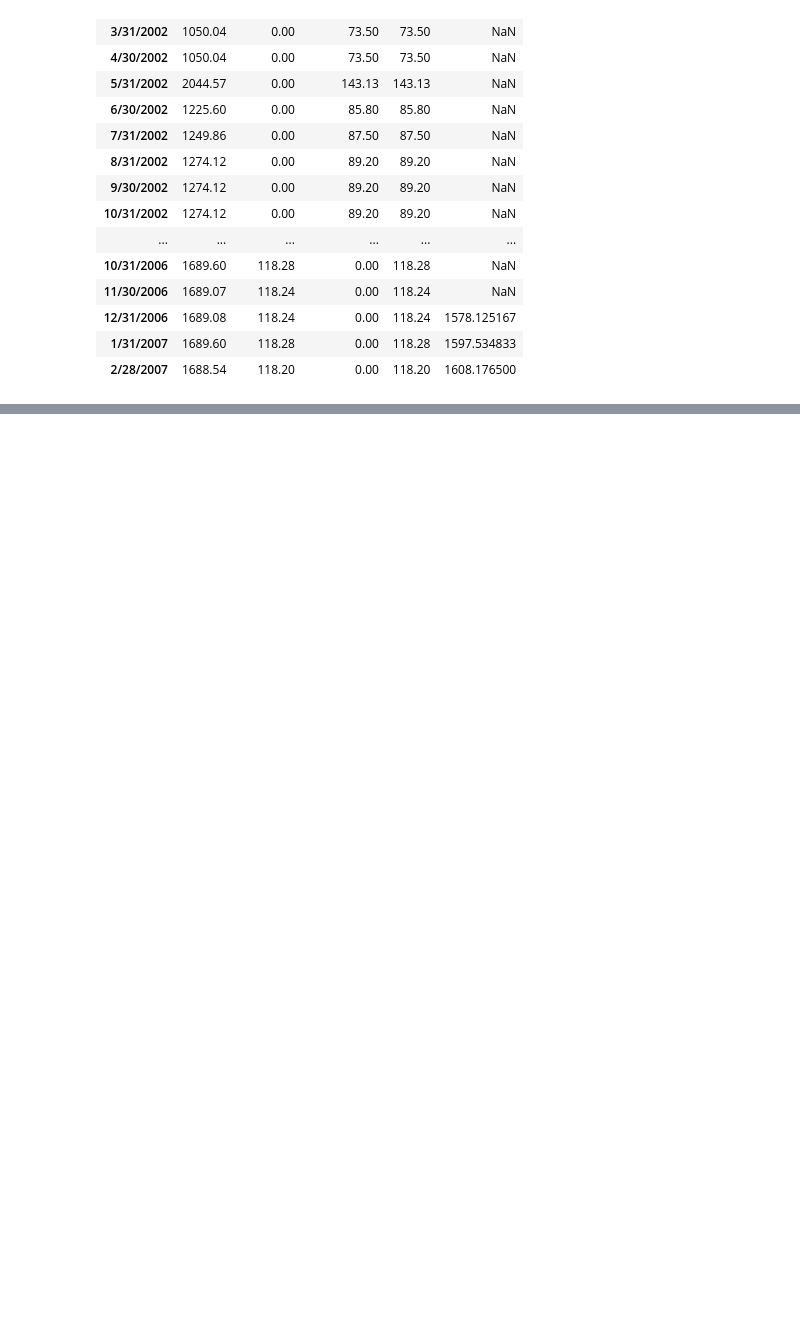
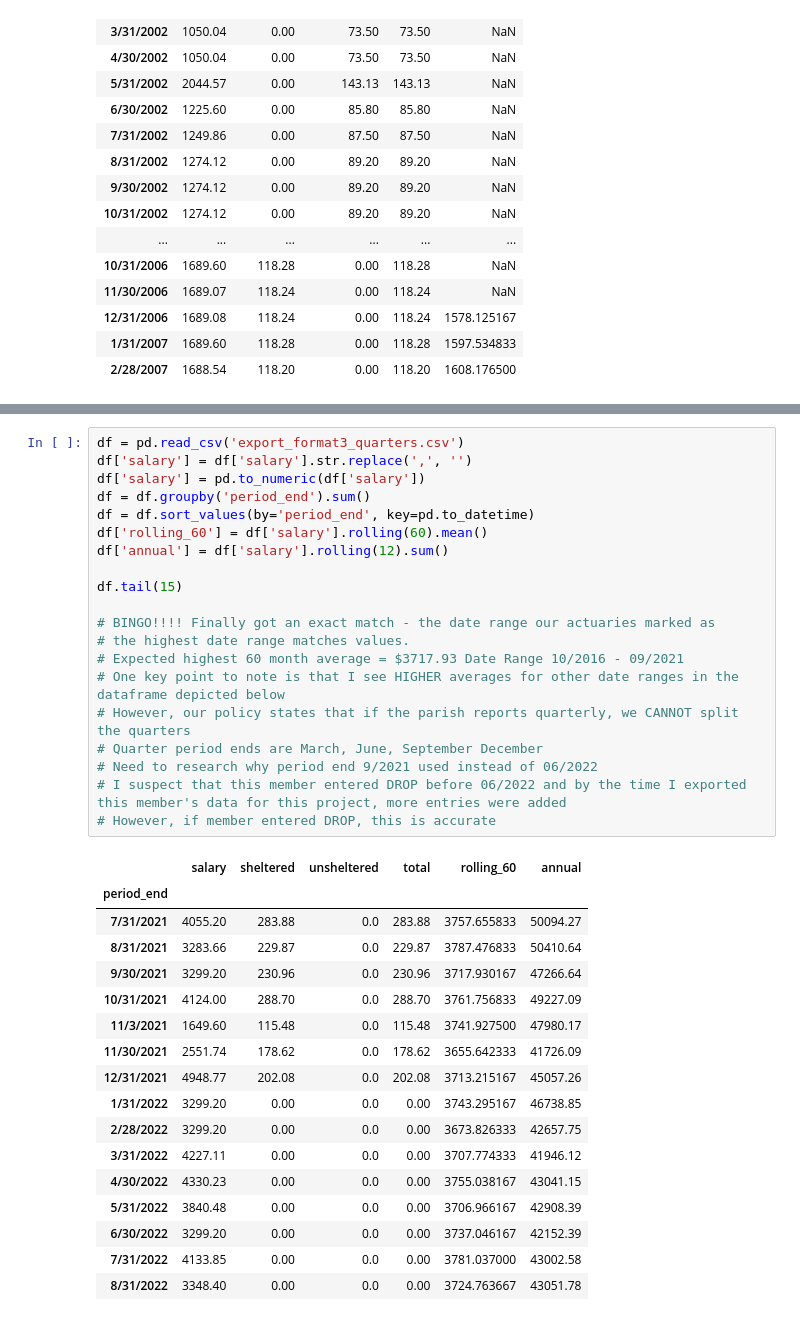
Before and after one commit to danielle3625/avg_salary, a Jupyter notebook: high60_calc_v2.ipynb, the cells around one changed output, grey strips where cells are left out. Drawn from its saved outputs; the diff is of its cells as text; blank space fills up the shorter version.

```diff
--- a/high60_calc_v2.ipynb
+++ b/high60_calc_v2.ipynb
@@ -164,0 +323,38 @@ df.tail(15)
+# %%
+df = pd.read_csv('export_format3_quarters.csv')
+df['salary'] = df['salary'].str.replace(',', '')
+df['salary'] = pd.to_numeric(df['salary'])
+df = df.groupby('period_end').sum()
+df = df.sort_values(by='period_end', key=pd.to_datetime)
+df['rolling_60'] = df['salary'].rolling(60).mean()
+df['annual'] = df['salary'].rolling(12).sum()
+
+df.tail(15)
+
+# BINGO!!!! Finally got an exact match - the date range our actuaries marked as
+# the highest date range matches values.
+# Expected highest 60 month average = $3717.93 Date Range 10/2016 - 09/2021
+# One key point to note is that I see HIGHER averages for other date ranges in the dataframe depicted below
+# However, our policy states that if the parish reports quarterly, we CANNOT split the quarters
+# Quarter period ends are March, June, September December
+# Need to research why period end 9/2021 used instead of 06/2022
+# I suspect that this member entered DROP before 06/2022 and by the time I exported this member's data for this project, more entries were added
+# However, if member entered DROP, this is accurate
+# %% [output]
+|  | salary | sheltered | unsheltered | total | rolling_60 | annual |
+| period_end |  |  |  |  |  |  |
+| 7/31/2021 | 4055.20 | 283.88 | 0.0 | 283.88 | 3757.655833 | 50094.27 |
+| 8/31/2021 | 3283.66 | 229.87 | 0.0 | 229.87 | 3787.476833 | 50410.64 |
+| 9/30/2021 | 3299.20 | 230.96 | 0.0 | 230.96 | 3717.930167 | 47266.64 |
+| 10/31/2021 | 4124.00 | 288.70 | 0.0 | 288.70 | 3761.756833 | 49227.09 |
+| 11/3/2021 | 1649.60 | 115.48 | 0.0 | 115.48 | 3741.927500 | 47980.17 |
+| 11/30/2021 | 2551.74 | 178.62 | 0.0 | 178.62 | 3655.642333 | 41726.09 |
+| 12/31/2021 | 4948.77 | 202.08 | 0.0 | 202.08 | 3713.215167 | 45057.26 |
+| 1/31/2022 | 3299.20 | 0.00 | 0.0 | 0.00 | 3743.295167 | 46738.85 |
+| 2/28/2022 | 3299.20 | 0.00 | 0.0 | 0.00 | 3673.826333 | 42657.75 |
+| 3/31/2022 | 4227.11 | 0.00 | 0.0 | 0.00 | 3707.774333 | 41946.12 |
+| 4/30/2022 | 4330.23 | 0.00 | 0.0 | 0.00 | 3755.038167 | 43041.15 |
+| 5/31/2022 | 3840.48 | 0.00 | 0.0 | 0.00 | 3706.966167 | 42908.39 |
+| 6/30/2022 | 3299.20 | 0.00 | 0.0 | 0.00 | 3737.046167 | 42152.39 |
+| 7/31/2022 | 4133.85 | 0.00 | 0.0 | 0.00 | 3781.037000 | 43002.58 |
+| 8/31/2022 | 3348.40 | 0.00 | 0.0 | 0.00 | 3724.763667 | 43051.78 |
```
Also changed, not shown: parts of 14 cells of this notebook.
